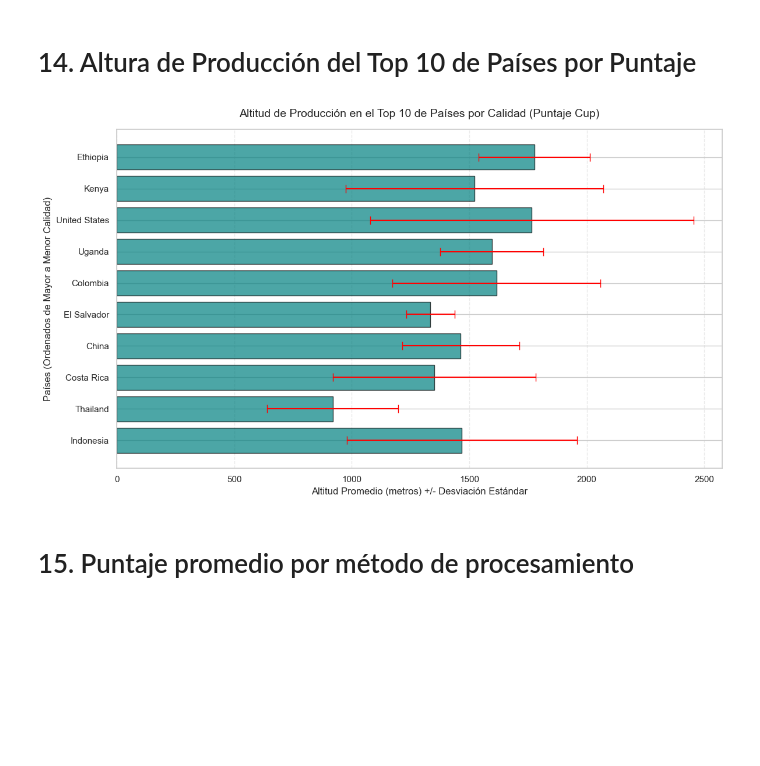
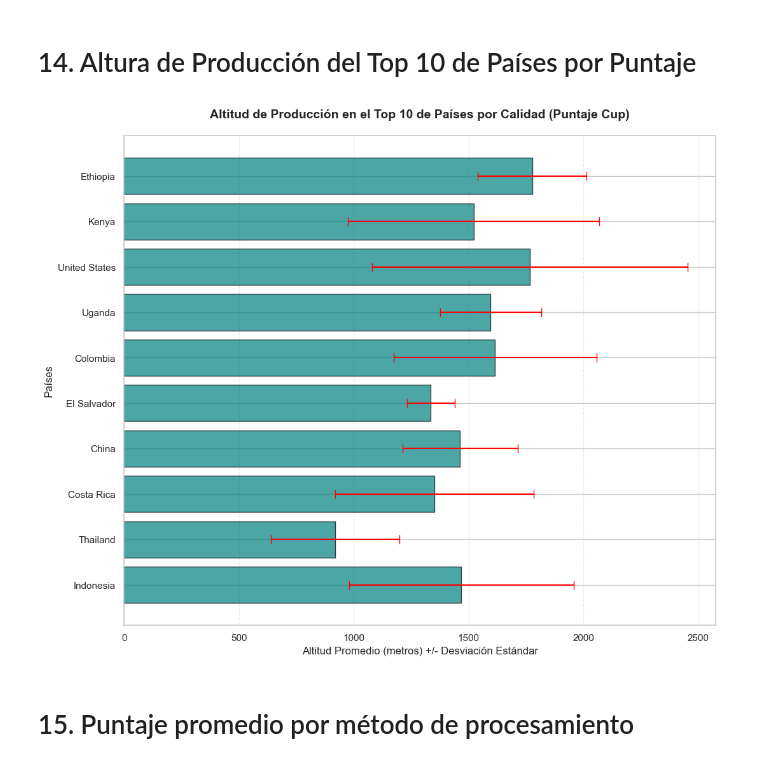
Before and after one commit to DataScienceHenryBootCampPF/DataScienceHenryBootCampPF, a Jupyter notebook: notebooks/01_EDA.ipynb, the cells around one changed output. Cells and saved outputs as stored; diff of their text form; code cells hidden in the pictures; blank space fills up the shorter version.

```diff
--- a/notebooks/01_EDA.ipynb
+++ b/notebooks/01_EDA.ipynb
@@ -316,48 +314,37 @@ calidad_pais
 | Nicaragua | 25 | 80.446400 |
 # %% [markdown]
 # 14. Altura de Producción del Top 10 de Países por Puntaje
-# %%
-# 1. Filtramos países con un mínimo de muestras para que la desviación sea real (ej. > 5 muestras)
-counts = df['Country.of.Origin'].value_counts()
-paises_con_data = counts[counts > 5].index
-df_filt = df[df['Country.of.Origin'].isin(paises_con_data)]
-
-# 2. Agrupamos para obtener: Media de Puntaje (para el Top 10)
-# y Media + Desviación de Altitud (para el gráfico)
-top_10_stats = df_filt.groupby('Country.of.Origin').agg({
-    'Total.Cup.Points': 'mean',
-    'altitude_mean_meters': ['mean', 'std']
-}).sort_values(by=('Total.Cup.Points', 'mean'), ascending=False).head(10)
-
-# Limpiamos los nombres de las columnas para que sea fácil graficar
-top_10_stats.columns = ['score_mean', 'alt_mean', 'alt_std']
-# Invertimos el orden para que el #1 quede arriba en el gráfico horizontal
-top_10_stats = top_10_stats.iloc[::-1]
-
-# 3. Graficamos la Altitud Promedio con su Desviación Estándar
-plt.figure(figsize=(12, 7))
-
-plt.barh(
-    top_10_stats.index,
-    top_10_stats['alt_mean'],
-    xerr=top_10_stats['alt_std'], # Aquí agregamos la desviación estándar
-    color='teal',
-    alpha=0.7,
-    edgecolor='black',
-    capsize=5,        # Las "puntas" de la barra de error
-    error_kw={'ecolor': 'red', 'linewidth': 1.5} # Color rojo para que resalte el error
-)
-
-# Configuraciones finales
-plt.title('Altitud de Producción en el Top 10 de Países por Calidad (Puntaje Cup)', fontsize=14, pad=15)
-plt.xlabel('Altitud Promedio (metros) +/- Desviación Estándar', fontsize=12)
-plt.ylabel('Países (Ordenados de Mayor a Menor Calidad)', fontsize=12)
-plt.grid(axis='x', linestyle='--', alpha=0.4)
-
-plt.tight_layout()
-plt.show()
-# %% [output]
-[figure, removed]
+# %%
+counts = df['Country.of.Origin'].value_counts()
+paises_con_data = counts[counts > 5].index
+df_filt = df[df['Country.of.Origin'].isin(paises_con_data)]
+
+top_10_stats = df_filt.groupby('Country.of.Origin').agg({
+    'Total.Cup.Points': 'mean',
+    'altitude_mean_meters': ['mean', 'std']
+}).sort_values(by=('Total.Cup.Points', 'mean'), ascending=False).head(10)
+
+top_10_stats.columns = ['score_mean', 'alt_mean', 'alt_std']
+top_10_stats = top_10_stats.iloc[::-1]
+
+fig, ax = plt.subplots(figsize=(12, 10))
+
+bars = ax.barh(
+    top_10_stats.index,
+    top_10_stats['alt_mean'],
+    xerr=top_10_stats['alt_std'],
+    color='teal',
+    alpha=0.7,
+    edgecolor='black',
+    capsize=5,
+    error_kw={'ecolor': 'red', 'linewidth': 1.5}
+)
+ax.set_title('Altitud de Producción en el Top 10 de Países por Calidad (Puntaje Cup)', fontsize=14, pad=20, weight='bold')
+ax.set_xlabel('Altitud Promedio (metros) +/- Desviación Estándar', fontsize=12)
+ax.set_ylabel('Países', fontsize=12)
+ax.grid(axis='x', linestyle='--', alpha=0.4)
+# %% [output]
+[figure, added]
 # %% [markdown]
 # 15. Puntaje promedio por método de procesamiento
 # %%
```
Also changed, not shown: parts of 25 cells of this notebook, 32 other files.
